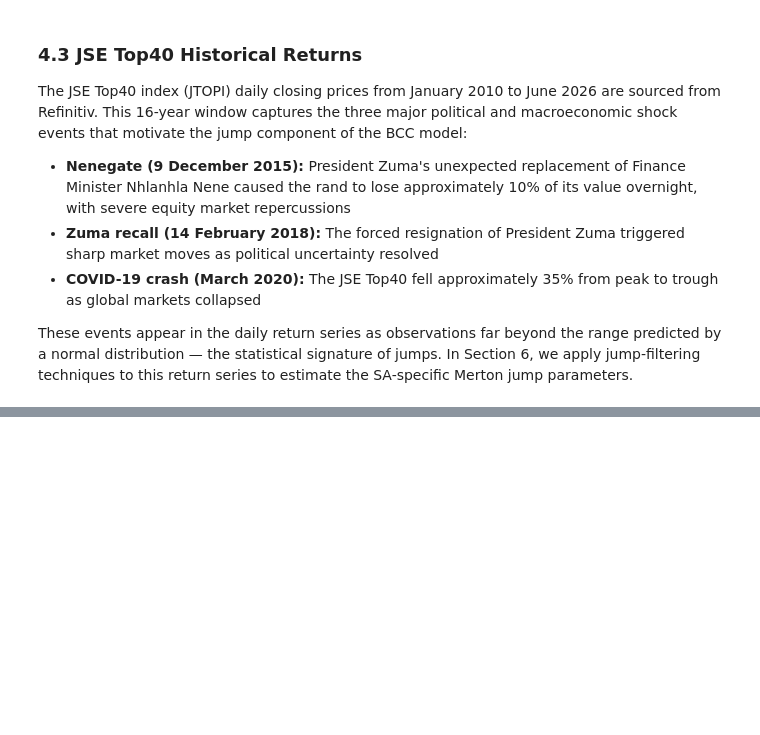
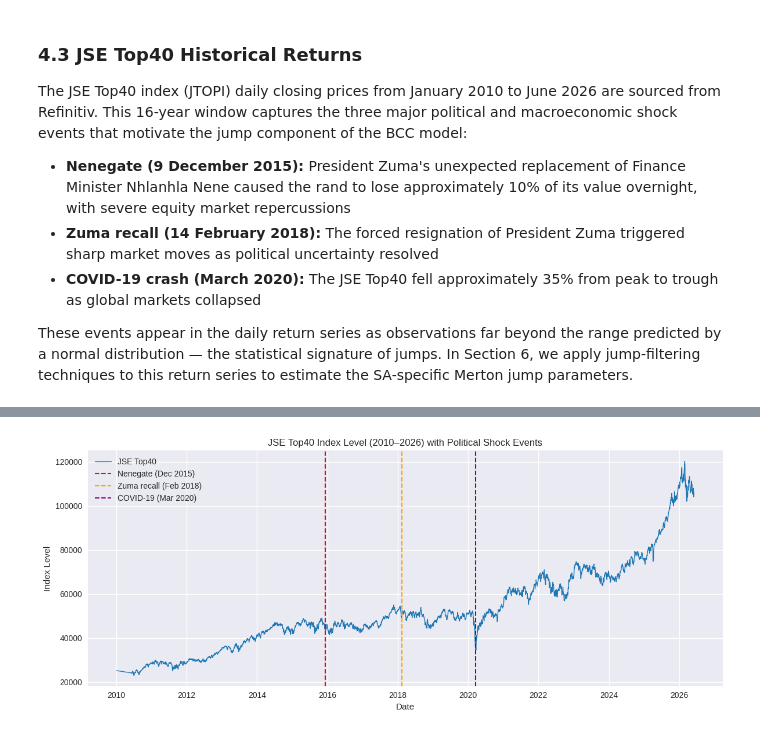
Before and after one commit to LefasoMachere11/bcc-sa-derivatives, a Jupyter notebook: final_project.ipynb, the cells around one changed output, grey strips where cells are left out. Saved outputs shown, nothing was run; the diff lists cells and outputs as text; code cells hidden in the pictures; blank space fills up the shorter version.

```diff
--- a/final_project.ipynb
+++ b/final_project.ipynb
@@ -644,0 +679,26 @@ SA-specific Merton jump parameters.
+# %%
+# Define key SA political shock event dates
+nenegate = pd.Timestamp('2015-12-09')
+zuma     = pd.Timestamp('2018-02-14')
+covid    = pd.Timestamp('2020-03-16')
+
+# Plot index level with event markers
+fig, ax = plt.subplots(figsize=(12, 5))
+
+ax.plot(j200_raw['Date'], j200_raw['Close'],
+        lw=1.0, color='tab:blue', label='JSE Top40')
+
+# Add vertical lines at shock events
+ax.axvline(nenegate, color='red', ls='--', lw=1.5, label='Nenegate (Dec 2015)')
+ax.axvline(zuma, color='orange', ls='--', lw=1.5, label='Zuma recall (Feb 2018)')
+ax.axvline(covid, color='purple', ls='--', lw=1.5, label='COVID-19 (Mar 2020)')
+
+ax.set_xlabel('Date')
+ax.set_ylabel('Index Level')
+ax.set_title('JSE Top40 Index Level (2010–2026) with Political Shock Events')
+ax.legend(loc='upper left')
+
+plt.tight_layout()
+plt.show()
+# %% [output]
+[figure, added]
```
Also changed, not shown: parts of 4 cells of this notebook.
